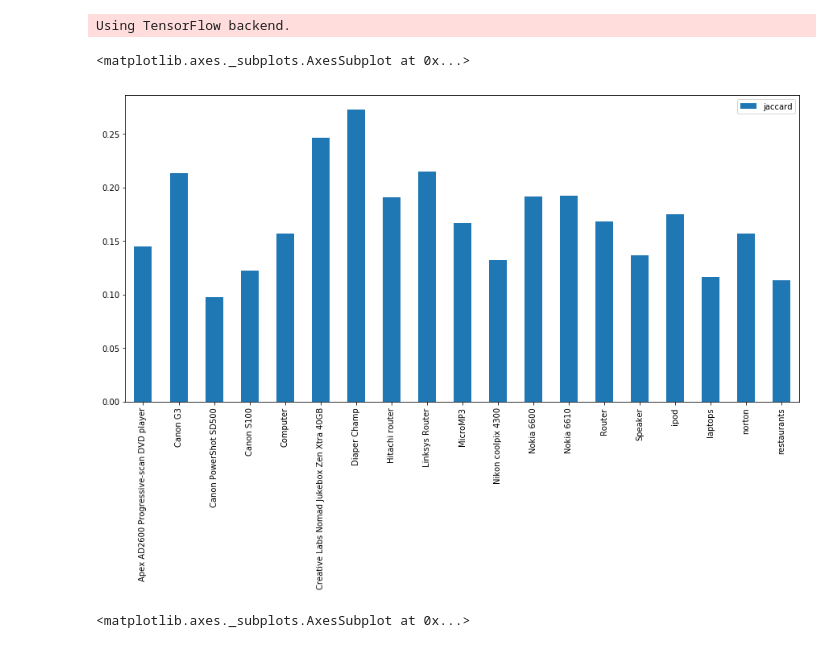
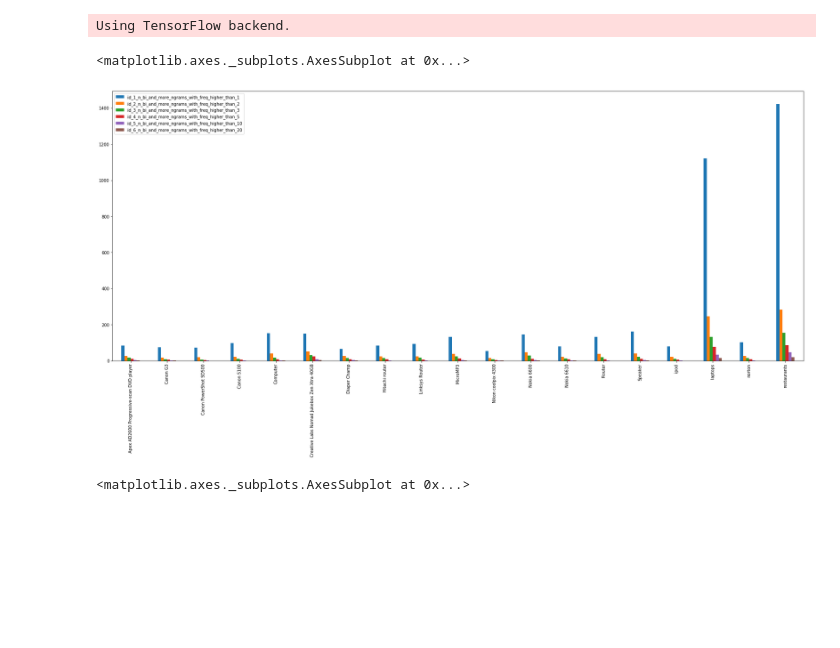
Before and after one commit to laugustyniak/nlp-architect, a Jupyter notebook: examples/aspect_extraction/notebooks/analyze-conll-tags.ipynb, the cells around one changed output. Saved outputs shown, nothing was run; the diff lists cells and outputs as text; code cells hidden in the pictures; blank space fills up the shorter version.

```diff
--- a/examples/aspect_extraction/notebooks/analyze-conll-tags.ipynb
+++ b/examples/aspect_extraction/notebooks/analyze-conll-tags.ipynb
@@ -35,16 +35,30 @@ for dataset in datasets:
     aspects_train = df_tag_freq_train.text.tolist()
     aspects_test = df_tag_freq_test.text.tolist()
 
-    datasets_stats[dataset.name]['jaccard'] = get_jaccard(aspects_train, aspects_test)
-#     datasets_stats[dataset.name]['unique_aspects'] = len(set(aspects_train).union(set(aspects_test)))
+    aspects_all_unique = set(aspects_train).union(set(aspects_test))
+    n_aspects_total = len(aspects_all_unique)
+
+#     datasets_stats[dataset.name]['jaccard'] = metrics.jaccard(aspects_train, aspects_test)
+#     datasets_stats[dataset.name]['unique_aspects'] = n_aspects_total
 #     datasets_stats[dataset.name]['intersecting_aspects'] = len(set(aspects_train).intersection(set(aspects_test)))
 #     datasets_stats[dataset.name]['unique_aspects_train'] = len(set(aspects_train))
 #     datasets_stats[dataset.name]['unique_aspects_test'] = len(set(aspects_test))
+
+#     n_unigrams = len(list(filter(lambda t: len(t.split()) == 1, aspects_all_unique)))
+#     datasets_stats[dataset.name]['n_unigrams'] = n_unigrams
+#     n_bi_and_more_ngrams = len(list(filter(lambda t: len(t.split()) > 1, aspects_all_unique)))
+#     datasets_stats[dataset.name]['n_bi_and_more_ngrams'] = n_bi_and_more_ngrams
+#     datasets_stats[dataset.name]['percent_uni_vs_ngrams'] = n_unigrams / n_bi_and_more_ngrams
+
+    for idx, n in enumerate([1, 2, 3, 5, 10, 20], start=1):
+        aspects_min_freq_train = df_tag_freq_train[df_tag_freq_train['count'] >= n].text.tolist()
+        aspects_min_freq_test = df_tag_freq_test[df_tag_freq_test['count'] >= n].text.tolist()
+        datasets_stats[dataset.name]['id_' + str(idx) + '_n_bi_and_more_ngrams_with_freq_higher_than_' + str(n)] = len(set(aspects_min_freq_train + aspects_min_freq_test))
 # %%
-pd.DataFrame.from_dict(datasets_stats).T.sort_index(axis=0).plot(kind='bar', figsize=(15,7))
+pd.DataFrame.from_dict(datasets_stats).T.plot(kind='bar', figsize=(30,12))
 # %% [output]
 <matplotlib.axes._subplots.AxesSubplot at 0x...>
-[figure, old version]
+[figure, new version]
 # %%
 pd.DataFrame.from_dict(datasets_stats).T.sort_index(axis=0).plot(kind='bar', figsize=(15,7))
 # %% [output]
```
Also changed, not shown: parts of 3 cells of this notebook.
